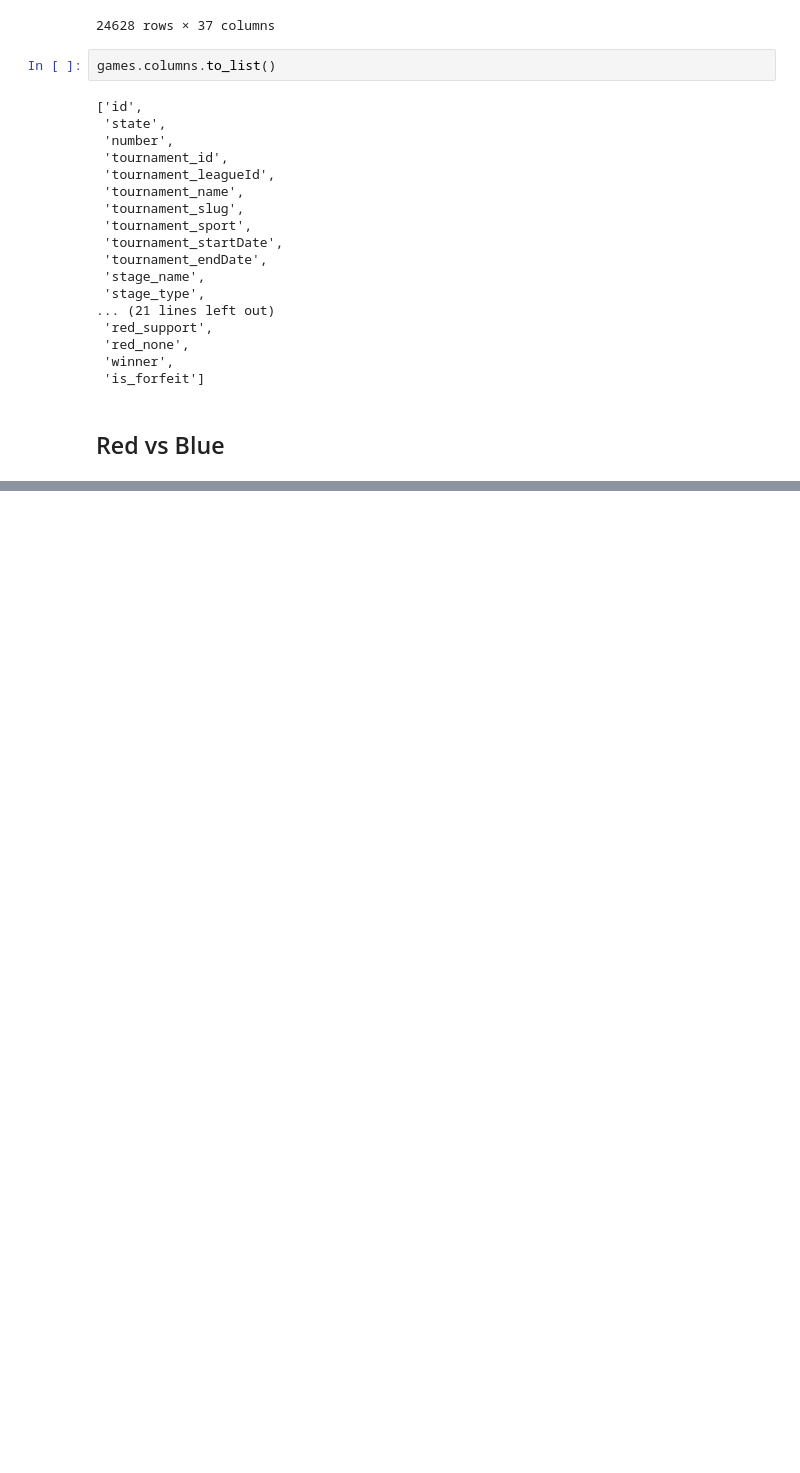
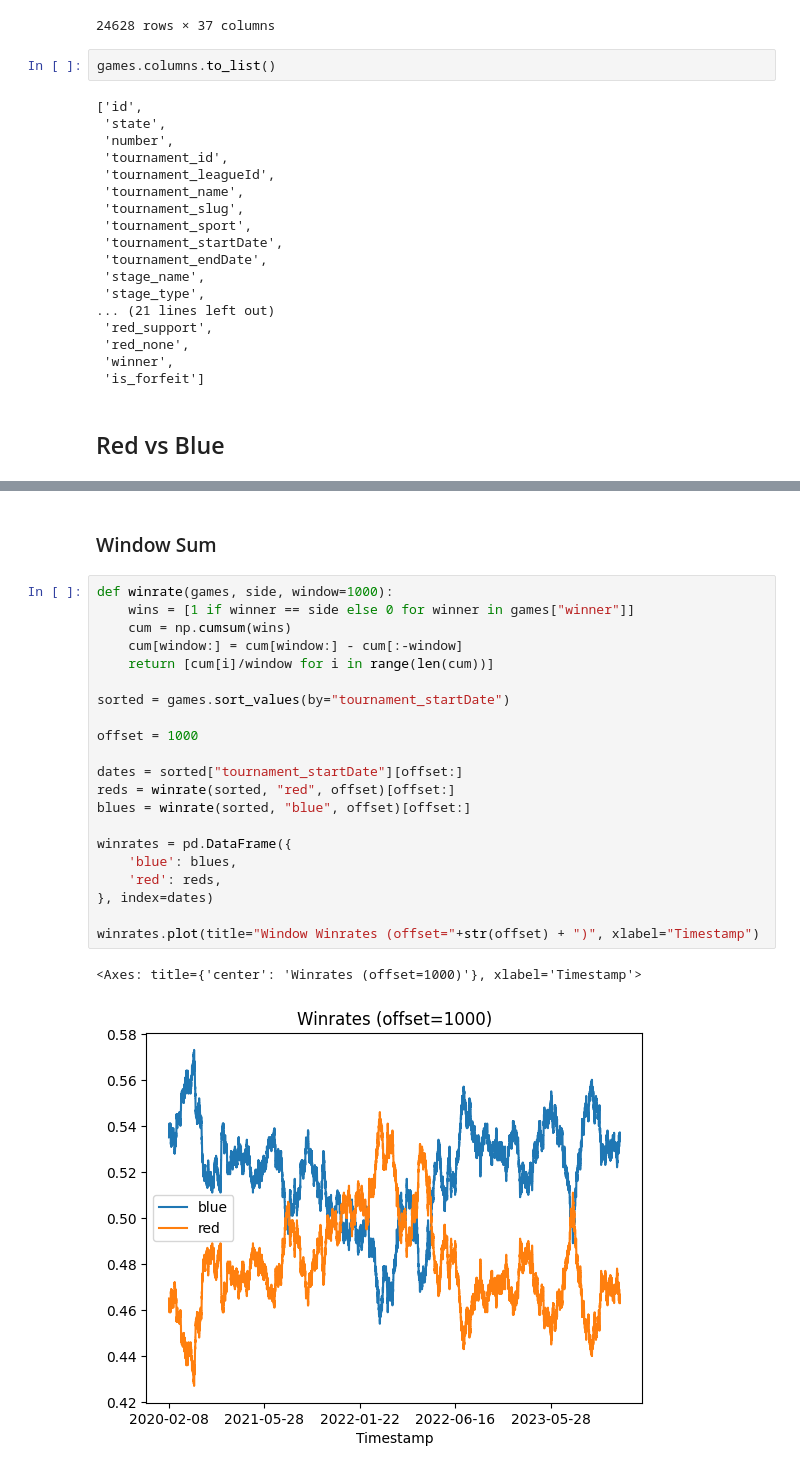
Before and after one commit to projectulterior/global-power-rankings, a Jupyter notebook: data_exploration.ipynb, the cells around one changed output, grey strips where cells are left out. Drawn from its saved outputs; the diff is of its cells as text; blank space fills up the shorter version.

Commit message:
window

```diff
--- a/data_exploration.ipynb
+++ b/data_exploration.ipynb
@@ -97,0 +103,26 @@ winrates.plot(title="Winrates", xlabel="Timestamp")
+# %% [markdown]
+### Window Sum
+# %%
+def winrate(games, side, window=1000):
+    wins = [1 if winner == side else 0 for winner in games["winner"]]
+    cum = np.cumsum(wins)
+    cum[window:] = cum[window:] - cum[:-window]
+    return [cum[i]/window for i in range(len(cum))]
+
+sorted = games.sort_values(by="tournament_startDate")
+
+offset = 1000
+
+dates = sorted["tournament_startDate"][offset:]
+reds = winrate(sorted, "red", offset)[offset:]
+blues = winrate(sorted, "blue", offset)[offset:]
+
+winrates = pd.DataFrame({
+    'blue': blues,
+    'red': reds,
+}, index=dates)
+
+winrates.plot(title="Window Winrates (offset="+str(offset) + ")", xlabel="Timestamp")
+# %% [output]
+<Axes: title={'center': 'Winrates (offset=1000)'}, xlabel='Timestamp'>
+[figure, added]
```
Also changed, not shown: parts of 3 cells of this notebook.
